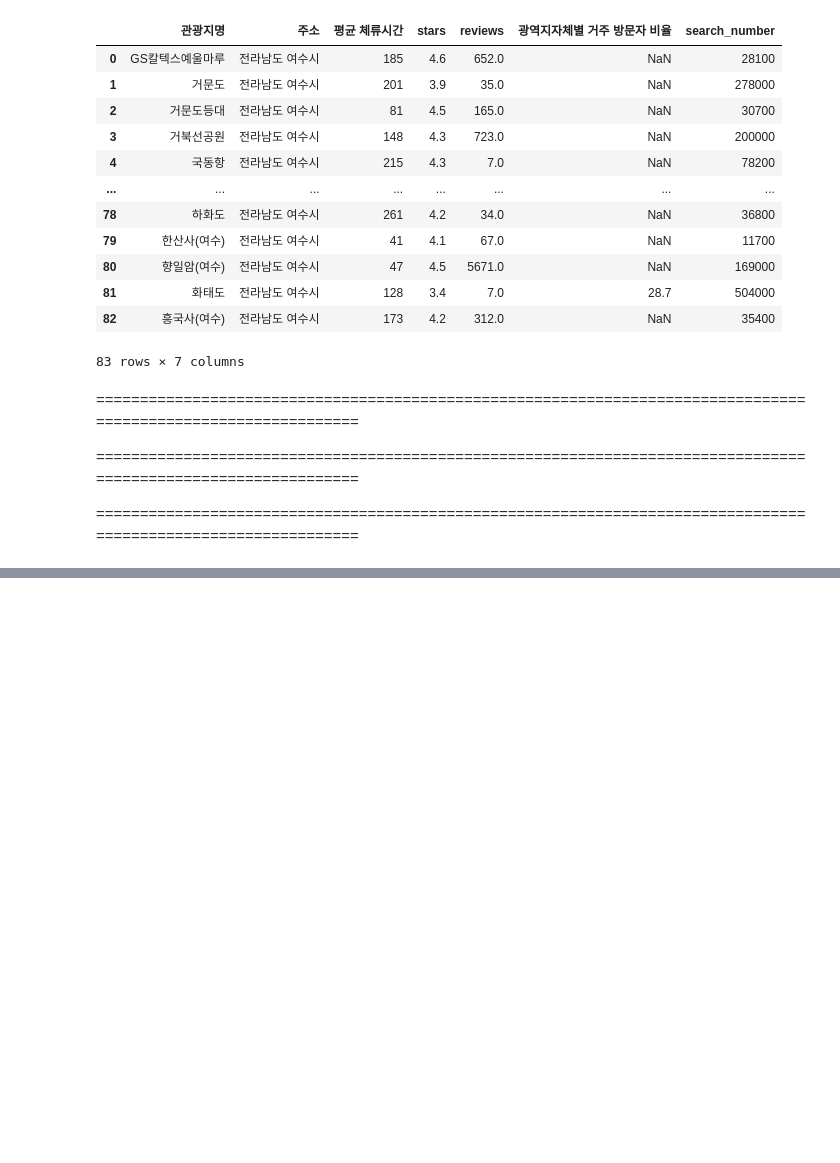
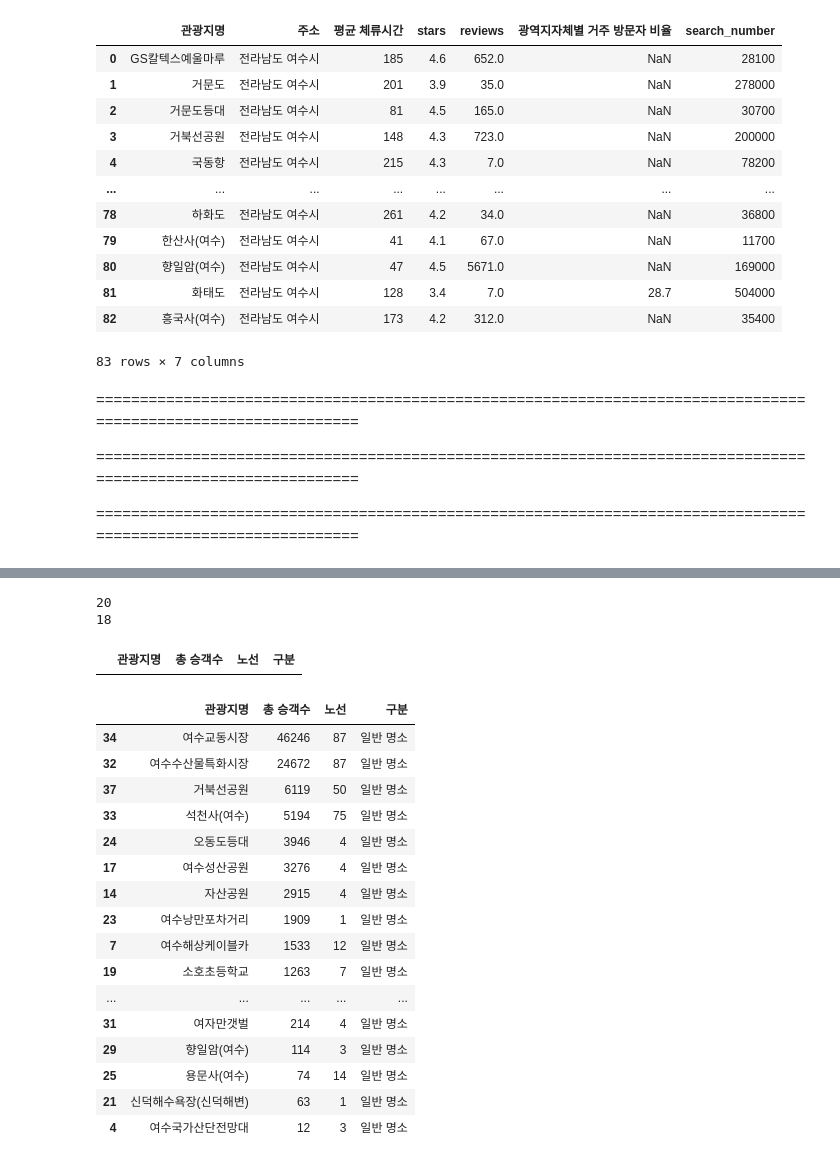
Before and after one commit to GRetriever/Data-Analysis-Project, a Jupyter notebook: Tourist Attractions/전남.ipynb, the cells around one changed output, grey strips where cells are left out. Cells and saved outputs as stored; diff of their text form; code cells hidden in the pictures; blank space fills up the shorter version.

```diff
--- a/Tourist Attractions/전남.ipynb
+++ b/Tourist Attractions/전남.ipynb
@@ -611,0 +642,13 @@ yeosu_map
+# %%
+bus = df.groupby('관광지명')[['노선']].nunique().reset_index()
+# %%
+new_df = df[['관광지명', '총 승객수']]
+new_df = new_df.drop_duplicates()
+# %%
+new_df = pd.merge(new_df,bus,on='관광지명',how='inner')
+# %%
+for i in range(len(new_df)):
+    if new_df.iloc[i]['관광지명'] in first.head(25)['관광지명'].tolist():
+        new_df.loc[i,'구분'] = '숨은 명소'
+    else:
+        new_df.loc[i,'구분'] = '일반 명소'
@@ -611,0 +657,30 @@ yeosu_map
+# %%
+print(len(new_df[new_df['구분'] == '일반 명소']))
+print(len(new_df[new_df['구분'] == '숨은 명소']))
+# %% [output]
+20
+18
+# %%
+new_df[new_df['관광지명'].str.contains('여수예술')]
+# %% [output]
+|  | 관광지명 | 총 승객수 | 노선 | 구분 |
+# %%
+new_df[new_df['구분'] == '일반 명소'].sort_values(by='총 승객수',ascending=False)
+# %% [output]
+|  | 관광지명 | 총 승객수 | 노선 | 구분 |
+| 34 | 여수교동시장 | 46246 | 87 | 일반 명소 |
+| 32 | 여수수산물특화시장 | 24672 | 87 | 일반 명소 |
+| 37 | 거북선공원 | 6119 | 50 | 일반 명소 |
+| 33 | 석천사(여수) | 5194 | 75 | 일반 명소 |
+| 24 | 오동도등대 | 3946 | 4 | 일반 명소 |
+| 17 | 여수성산공원 | 3276 | 4 | 일반 명소 |
+| 14 | 자산공원 | 2915 | 4 | 일반 명소 |
+| 23 | 여수낭만포차거리 | 1909 | 1 | 일반 명소 |
+| 7 | 여수해상케이블카 | 1533 | 12 | 일반 명소 |
+| 19 | 소호초등학교 | 1263 | 7 | 일반 명소 |
+| ... | ... | ... | ... | ... |
+| 31 | 여자만갯벌 | 214 | 4 | 일반 명소 |
+| 29 | 향일암(여수) | 114 | 3 | 일반 명소 |
+| 25 | 용문사(여수) | 74 | 14 | 일반 명소 |
+| 21 | 신덕해수욕장(신덕해변) | 63 | 1 | 일반 명소 |
+| 4 | 여수국가산단전망대 | 12 | 3 | 일반 명소 |
```
Also changed, not shown: parts of 16 cells of this notebook, 4 other files.
